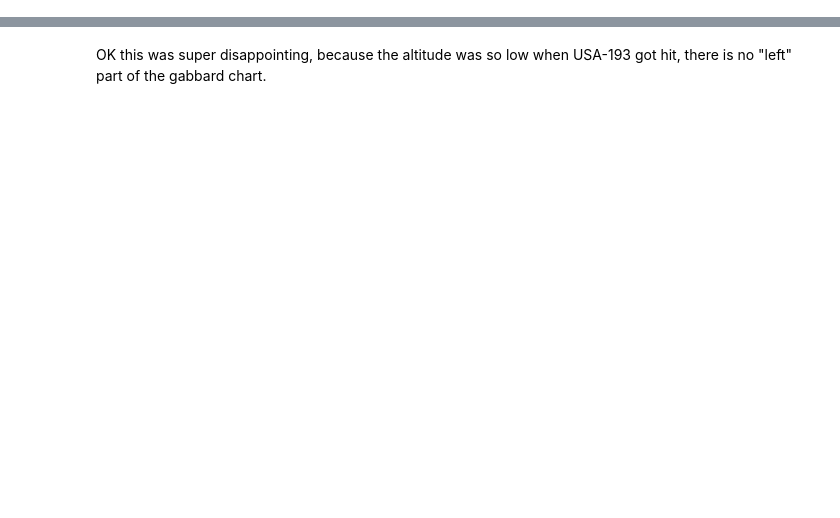
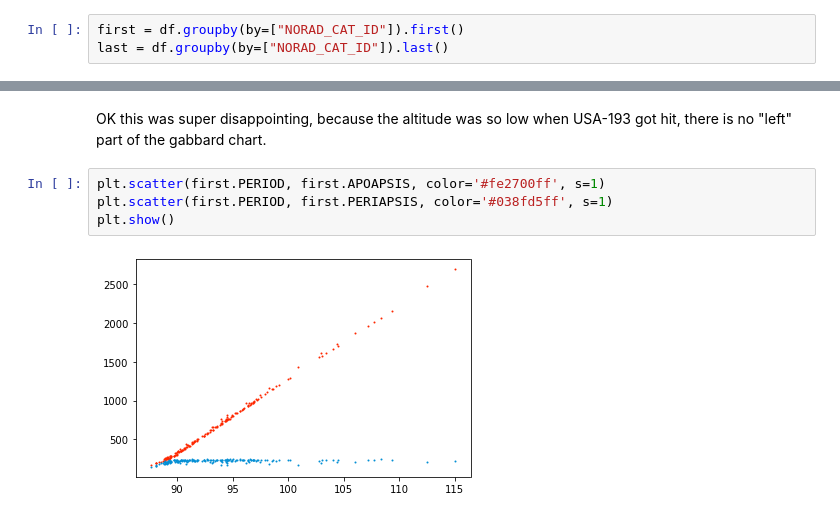
Before and after one commit to mads-hatters/SIADS-591-Orbital-Congestion, a Jupyter notebook: playground/time_gabbard_usa193.ipynb, the cells around one changed output, grey strips where cells are left out. Cells and saved outputs as stored; diff of their text form; blank space fills up the shorter version.

```diff
--- a/playground/time_gabbard_usa193.ipynb
+++ b/playground/time_gabbard_usa193.ipynb
@@ -23 +25,4 @@ df
+# %%
+first = df.groupby(by=["NORAD_CAT_ID"]).first()
+last = df.groupby(by=["NORAD_CAT_ID"]).last()
 # %%
@@ -29,2 +34,8 @@ plt.show()
 # %% [markdown]
 OK this was super disappointing, because the altitude was so low when USA-193 got hit, there is no "left" part of the gabbard chart.
+# %%
+plt.scatter(first.PERIOD, first.APOAPSIS, color='#fe2700ff', s=1)
+plt.scatter(first.PERIOD, first.PERIAPSIS, color='#038fd5ff', s=1)
+plt.show()
+# %% [output]
+[figure, added]
```
Also changed, not shown: parts of 7 cells of this notebook, 1 other file.
